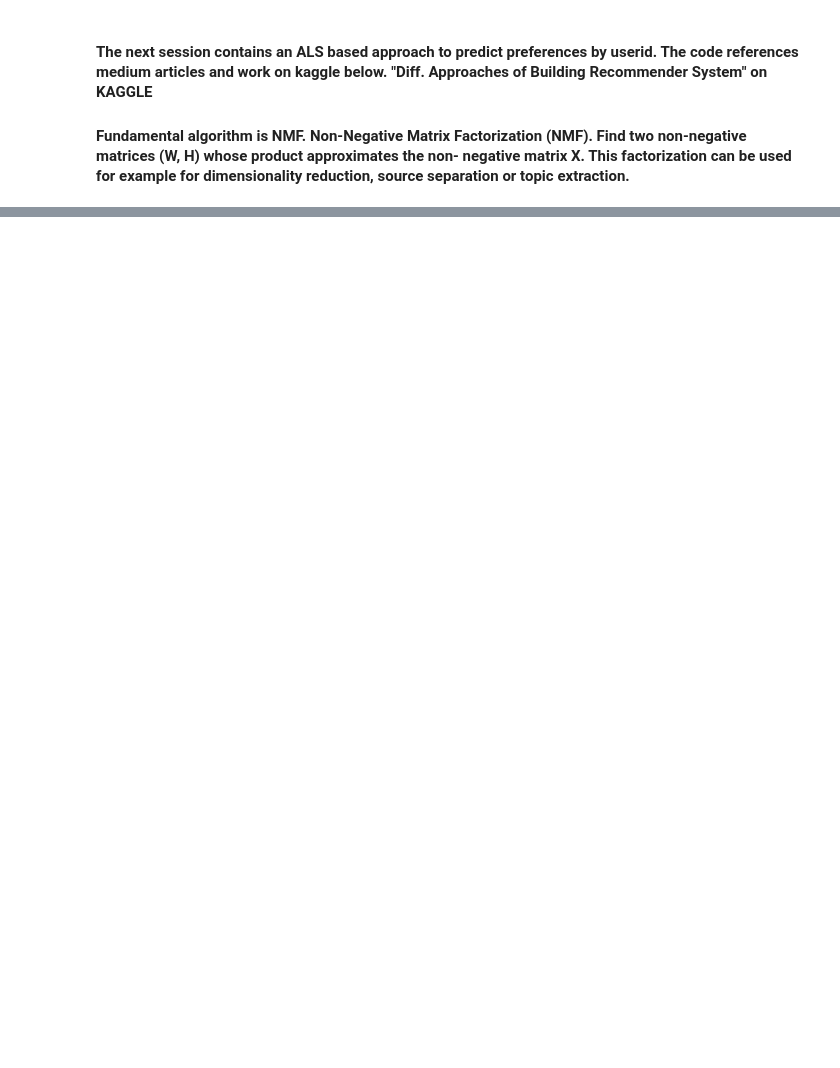
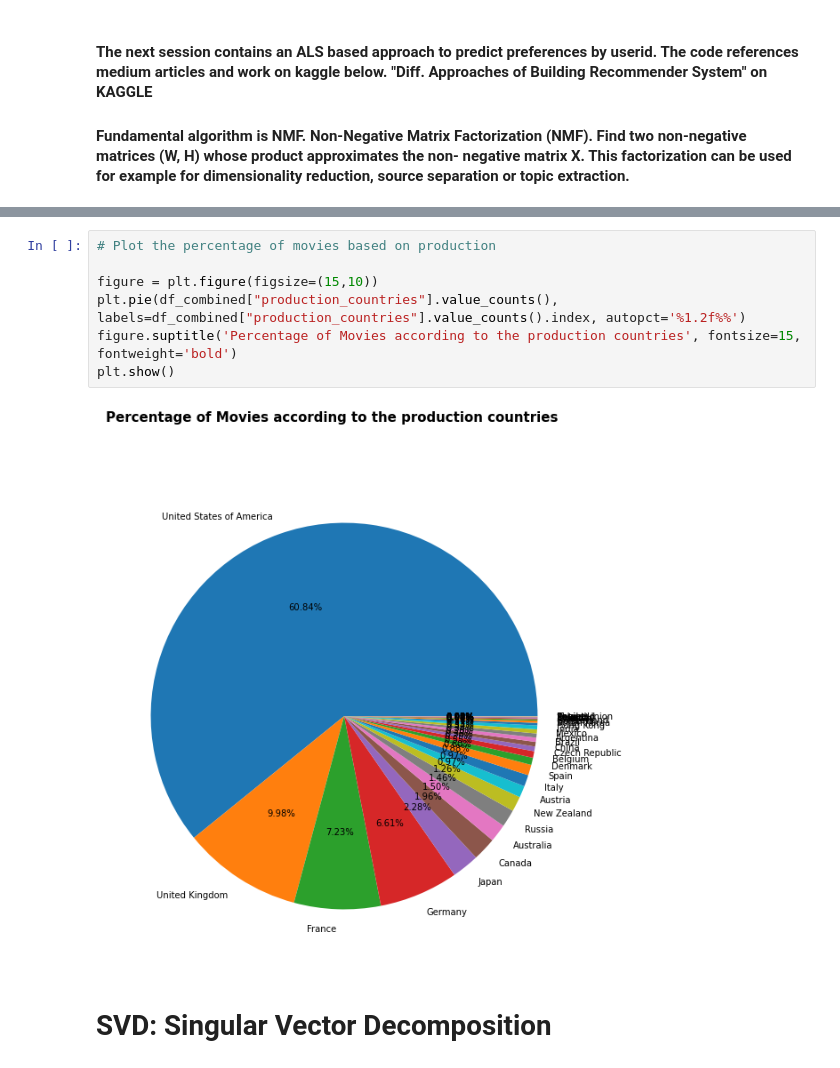
Before and after one commit to Sinthushan-bootcamp/MovieRecommendation, a Jupyter notebook: Group_3_Project_3_Movie_Recommendation.ipynb, the cells around one changed output, grey strips where cells are left out. Cells and saved outputs as stored; diff of their text form; blank space fills up the shorter version.

```diff
--- a/Group_3_Project_3_Movie_Recommendation.ipynb
+++ b/Group_3_Project_3_Movie_Recommendation.ipynb
@@ -570,0 +576,11 @@ sns.lineplot(data=Ratings_Hist,x='movieId',y='Frequency')
+# %%
+# Plot the percentage of movies based on production
+
+figure = plt.figure(figsize=(15,10))
+plt.pie(df_combined["production_countries"].value_counts(), labels=df_combined["production_countries"].value_counts().index, autopct='%1.2f%%')
+figure.suptitle('Percentage of Movies according to the production countries', fontsize=15, fontweight='bold')
+plt.show()
+# %% [output]
+[figure, added]
+# %% [markdown]
+# SVD: Singular Vector Decomposition
```
Also changed, not shown: parts of 22 cells of this notebook, 4 other files.
